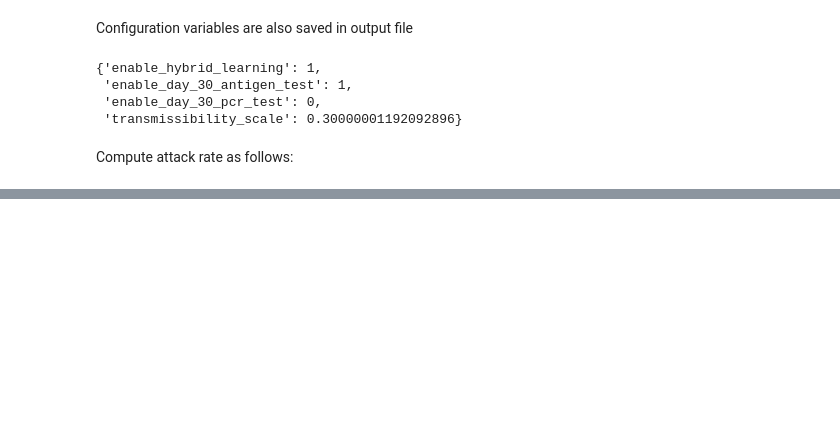
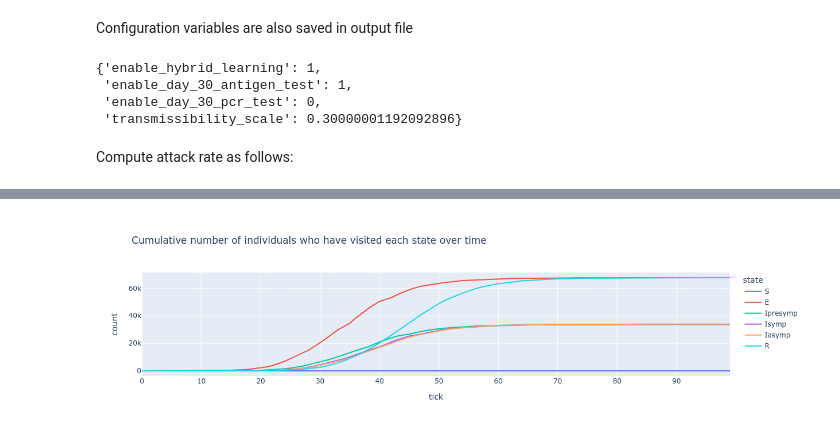
Before and after one commit to NSSAC/escape-abm, a Jupyter notebook: examples/run-example1.ipynb, the cells around one changed output, grey strips where cells are left out. Cells and saved outputs as stored; diff of their text form; code cells hidden in the pictures; blank space fills up the shorter version.

Commit message:
Replace tick_cum_counts with tick_unique_counts

```diff
--- a/examples/run-example1.ipynb
+++ b/examples/run-example1.ipynb
@@ -243,10 +245,16 @@ px.line(pdf, x="tick", y="count", color="state", title=title)
 # %%
 num_ticks = simulator.num_ticks(output_file)
-state_tick_cum_counts = simulator.compute_state_tick_cum_counts(transitions, num_ticks)
+state_tick_cum_counts = simulator.compute_state_tick_unique_counts(transitions, num_ticks)
 
 states = state_tick_cum_counts.columns
 states.remove("tick")
 
+state_tick_cum_counts = state_tick_cum_counts.with_columns(
+    *[pl.col(state).cum_sum() for state in states]
+)
+
 title = "Cumulative number of individuals who have visited each state over time"
 pdf = state_tick_cum_counts.melt(id_vars="tick", value_vars=states, variable_name="state", value_name="count")
 px.line(pdf, x="tick", y="count", color="state", title=title)
+# %% [output]
+[figure, added]
```
Also changed, not shown: parts of 8 cells of this notebook, 1 other file.
